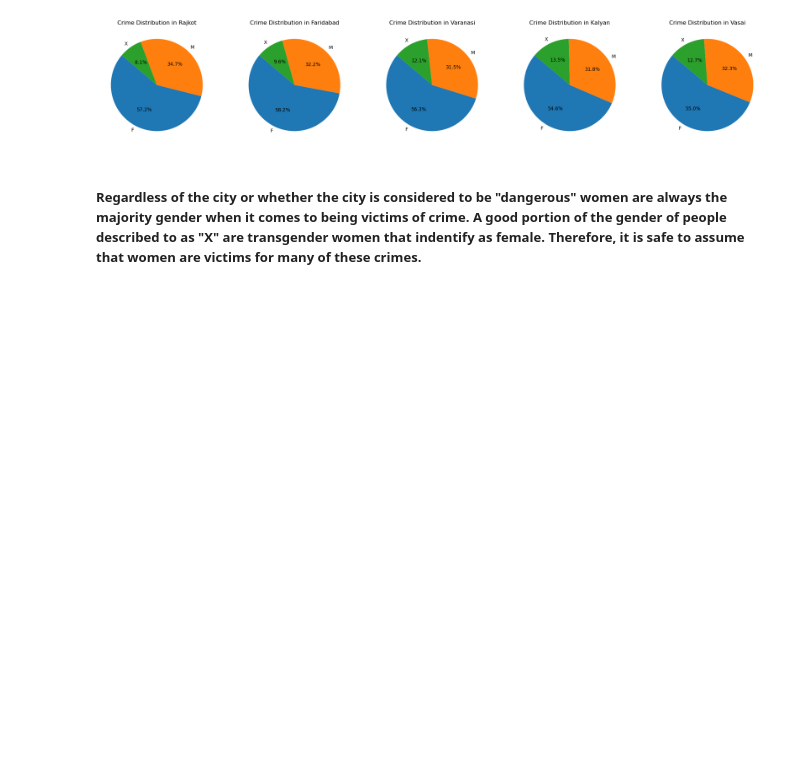
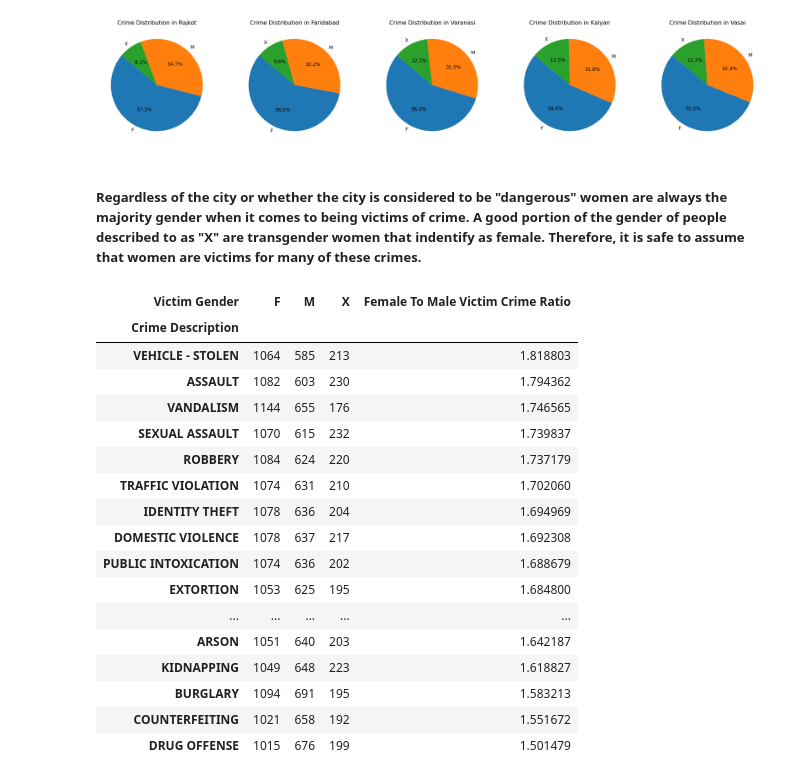
Before and after one commit to aadhyanav/india_crimes_analysis_2023, a Jupyter notebook: india_crimes.ipynb, the cells around one changed output. Saved outputs shown, nothing was run; the diff lists cells and outputs as text; code cells hidden in the pictures; blank space fills up the shorter version.

```diff
--- a/india_crimes.ipynb
+++ b/india_crimes.ipynb
@@ -161,3 +156,26 @@ for idx, city in enumerate(least_5_cities):
 [figure]
 # %% [markdown]
 ##### Regardless of the city or whether the city is considered to be "dangerous" women are always the majority gender when it comes to being victims of crime. A good portion of the gender of people described to as "X" are transgender women that indentify as female. Therefore, it is safe to assume that women are victims for many of these crimes.
+# %%
+crime_gender_counts = data.groupby(['Crime Description', 'Victim Gender']).size().unstack(fill_value=0)
+crime_gender_counts['Female To Male Victim Crime Ratio'] = crime_gender_counts['F'] / crime_gender_counts['M']
+crime_gender_counts.sort_values('Female To Male Victim Crime Ratio', ascending = False)
+# %% [output]
+| Victim Gender | F | M | X | Female To Male Victim Crime Ratio |
+| Crime Description |  |  |  |  |
+| VEHICLE - STOLEN | 1064 | 585 | 213 | 1.818803 |
+| ASSAULT | 1082 | 603 | 230 | 1.794362 |
+| VANDALISM | 1144 | 655 | 176 | 1.746565 |
+| SEXUAL ASSAULT | 1070 | 615 | 232 | 1.739837 |
+| ROBBERY | 1084 | 624 | 220 | 1.737179 |
+| TRAFFIC VIOLATION | 1074 | 631 | 210 | 1.702060 |
+| IDENTITY THEFT | 1078 | 636 | 204 | 1.694969 |
+| DOMESTIC VIOLENCE | 1078 | 637 | 217 | 1.692308 |
+| PUBLIC INTOXICATION | 1074 | 636 | 202 | 1.688679 |
+| EXTORTION | 1053 | 625 | 195 | 1.684800 |
+| ... | ... | ... | ... | ... |
+| ARSON | 1051 | 640 | 203 | 1.642187 |
+| KIDNAPPING | 1049 | 648 | 223 | 1.618827 |
+| BURGLARY | 1094 | 691 | 195 | 1.583213 |
+| COUNTERFEITING | 1021 | 658 | 192 | 1.551672 |
+| DRUG OFFENSE | 1015 | 676 | 199 | 1.501479 |
```
Also changed, not shown: parts of 2 cells of this notebook.
